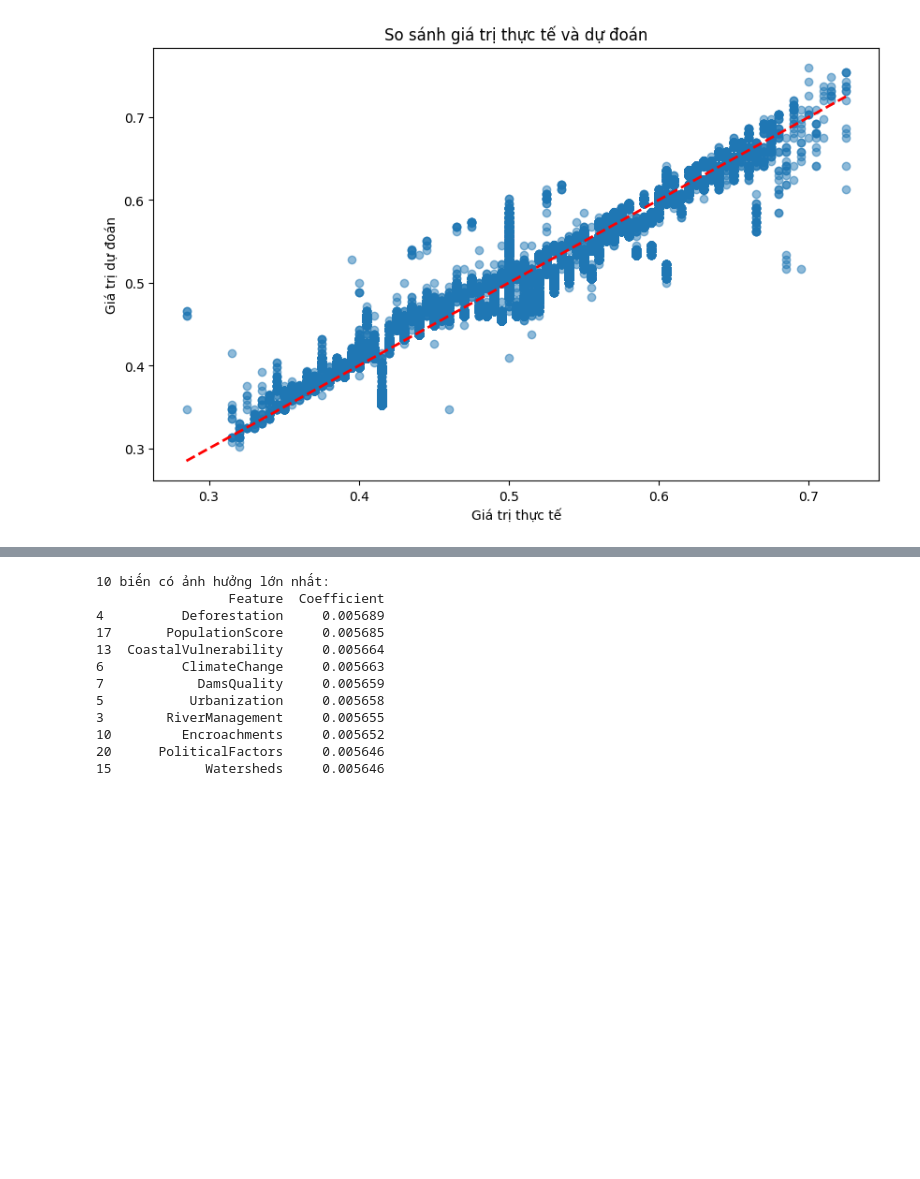
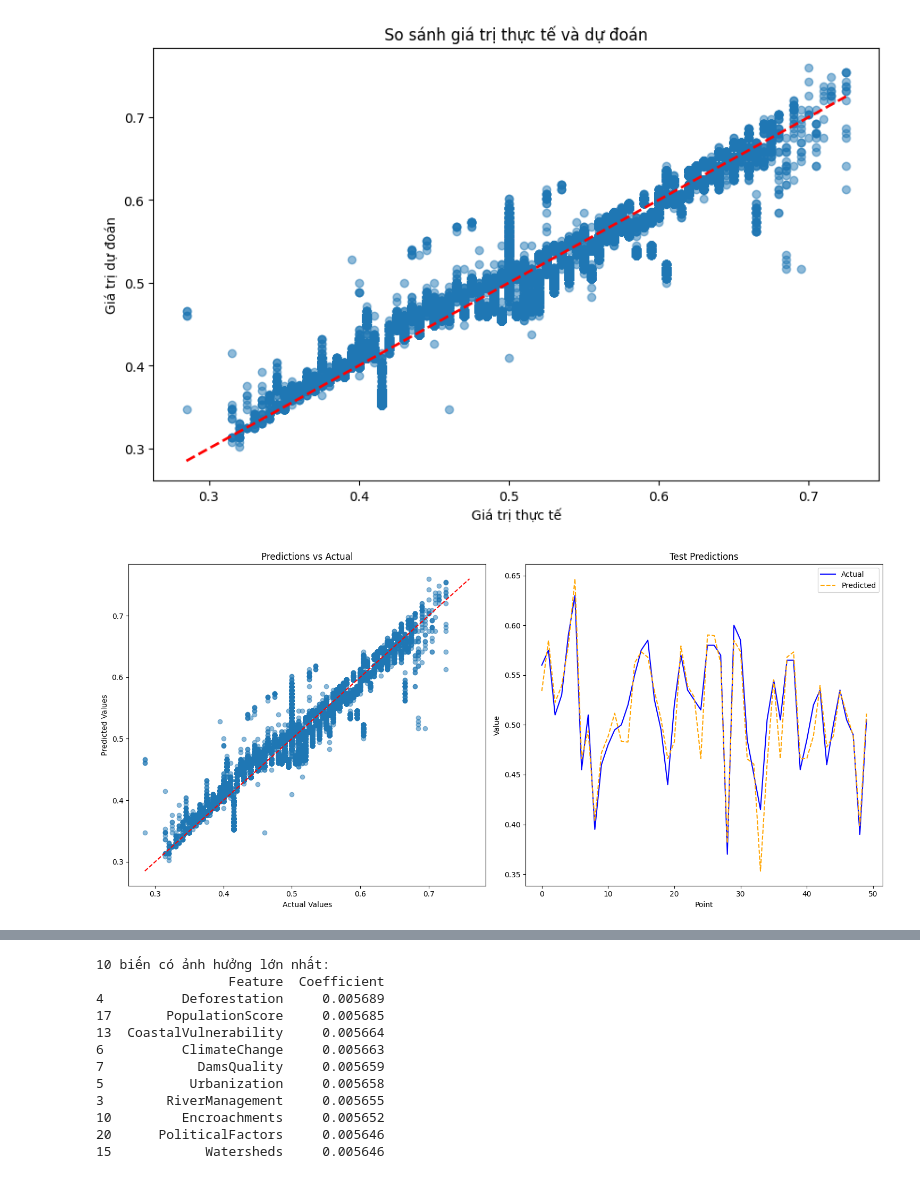
Before and after one commit to DoanNgocCuong/MiniProj_ML6_FloodPrediction_ML_SpHuongGraduationProj_2024, a Jupyter notebook: Datasets3_Kaggle/1_code_LinearReg_PlaygroundSeriesS4E5Kaggle.ipynb, the cells around one changed output, grey strips where cells are left out. Cells and saved outputs as stored; diff of their text form; code cells hidden in the pictures; blank space fills up the shorter version.

```diff
--- a/Datasets3_Kaggle/1_code_LinearReg_PlaygroundSeriesS4E5Kaggle.ipynb
+++ b/Datasets3_Kaggle/1_code_LinearReg_PlaygroundSeriesS4E5Kaggle.ipynb
@@ -164,8 +142,8 @@ train_r2 = r2_score(y_train, y_train_pred)
 # %%
 # 5. Dự đoán trên tập test
-y_test_pred = model.predict(X_test)
-test_rmse = np.sqrt(mean_squared_error(y_test, y_test_pred))
-test_r2 = r2_score(y_test, y_test_pred)
+y_pred_test = model.predict(X_test)
+test_rmse = np.sqrt(mean_squared_error(y_test, y_pred_test))
+test_r2 = r2_score(y_test, y_pred_test)
 
 print("\nKết quả đánh giá mô hình:")
 print("Tập train:")
@@ -196,3 +247,50 @@ plt.title('So sánh giá trị thực tế và dự đoán')
 plt.show()
 # %% [output]
 [figure]
+# %%
+import matplotlib.pyplot as plt
+from matplotlib.ticker import FuncFormatter
+
+def plot_model(y_test, y_pred_test, num_samples=500):
+    """
+    Plot predictions vs actual values.
+    Thay thế Seaborn bằng matplotlib thuần túy cho biểu đồ đường. Để không bị vấn đề: Seaborn đang tự động thêm thang đo thứ hai từ 0-1
+    """
+    fig, (ax1, ax2) = plt.subplots(1, 2, figsize=(15, 7))
+
+    # Scatter plot
+    ax1.scatter(y_test, y_pred_test, alpha=0.5)
+    ax1.set_title("Predictions vs Actual")
+    ax1.set_xlabel("Actual Values")
+    ax1.set_ylabel("Predicted Values")
+
+    # Thêm đường y=x
+    min_val = min(min(y_test), min(y_pred_test))
+    max_val = max(max(y_test), max(y_pred_test))
+    ax1.plot([min_val, max_val], [min_val, max_val], 'r--')
+
+    # # Định dạng trục số nguyên
+    # ax1.yaxis.set_major_formatter(FuncFormatter(lambda x, p: format(int(x), ',')))
+    # ax1.xaxis.set_major_formatter(FuncFormatter(lambda x, p: format(int(x), ',')))
+
+    # Line plot - sử dụng matplotlib thay vì seaborn
+    x_points = range(num_samples)
+    ax2.plot(x_points, y_test[:num_samples], 'b-', label='Actual')
+    ax2.plot(x_points, y_pred_test[:num_samples], 'orange', linestyle='--', label='Predicted')
+
+    ax2.set_title("Test Predictions")
+    ax2.set_xlabel("Point")
+    ax2.set_ylabel("Value")
+    ax2.legend()
+
+    # # Định dạng trục số cho biểu đồ thứ hai
+    # ax2.yaxis.set_major_formatter(FuncFormatter(lambda x, p: format(int(x), ',')))
+
+    plt.tight_layout()
+    plt.show()
+
+
+
+plot_model(y_test, y_pred_test, num_samples=50)
+# %% [output]
+[figure, added]
```
Also changed, not shown: parts of 34 cells of this notebook, 2 other files.
